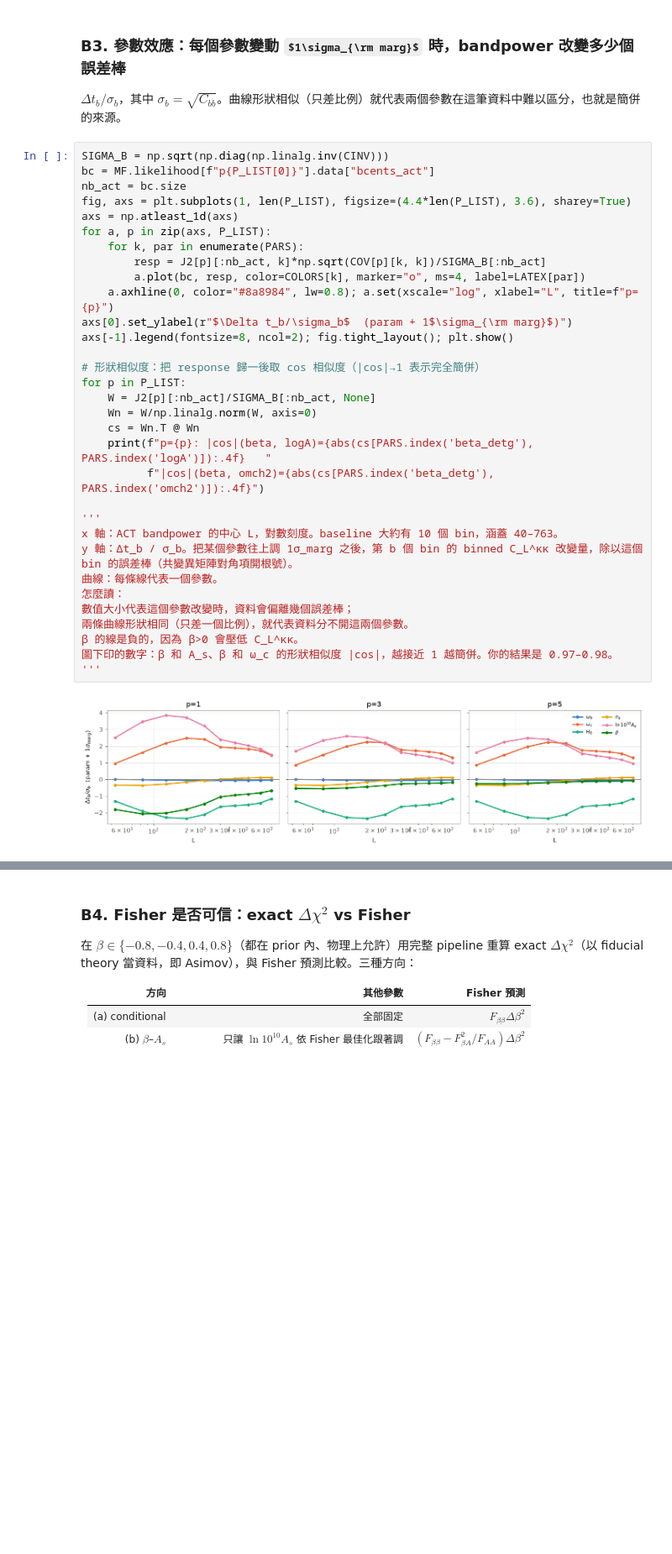
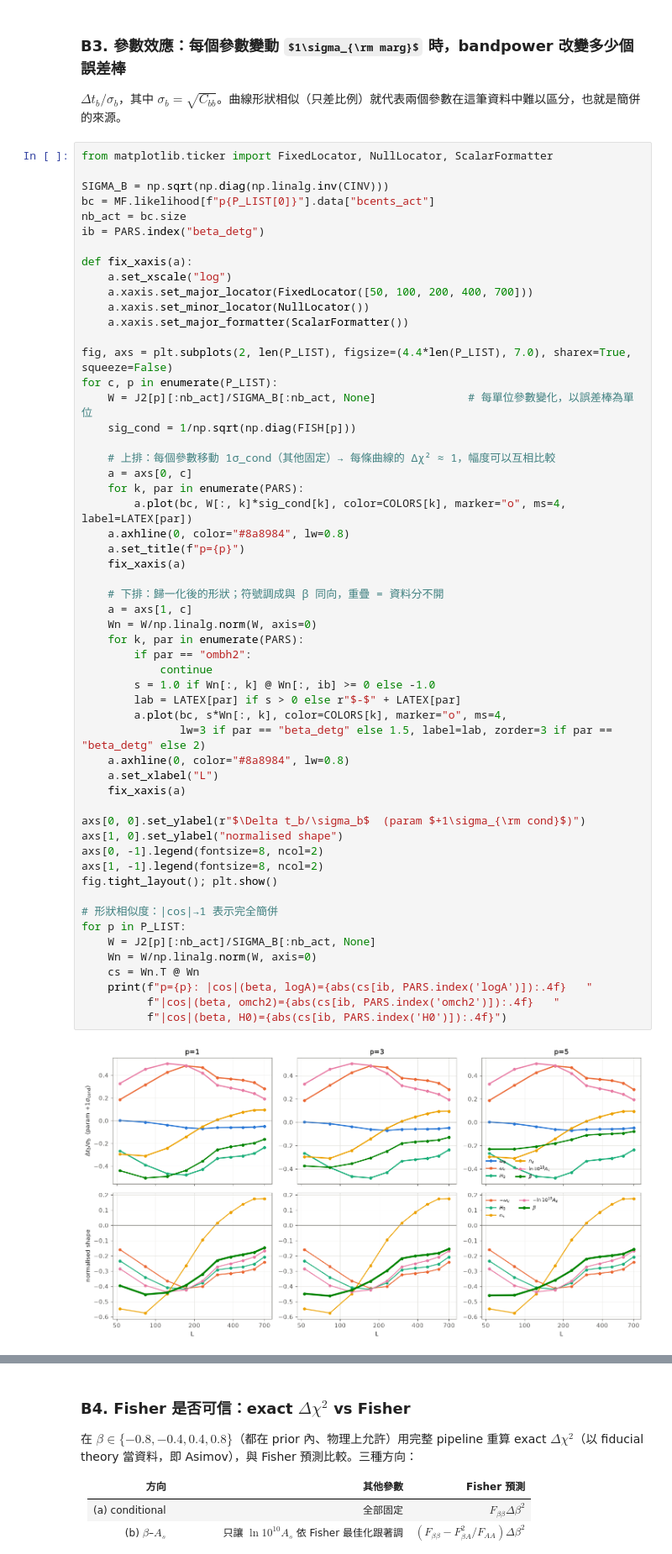
Before and after one commit to stone0624/cosmic_S8_project, a Jupyter notebook: test_cobaya/notebooks/detg_act_lens_validation.ipynb, the cells around one changed output, grey strips where cells are left out. Shown at 84% size. Drawn from its saved outputs; the diff is of its cells as text; some formulas as TeX source; blank space fills up the shorter version.

```diff
--- a/test_cobaya/notebooks/detg_act_lens_validation.ipynb
+++ b/test_cobaya/notebooks/detg_act_lens_validation.ipynb
@@ -926,36 +926,59 @@ fig.tight_layout(); plt.show()
 
 $\Delta t_b/\sigma_b$，其中 $\sigma_b=\sqrt{C_{bb}}$。曲線形狀相似（只差比例）就代表兩個參數在這筆資料中難以區分，也就是簡併的來源。
 # %%
+from matplotlib.ticker import FixedLocator, NullLocator, ScalarFormatter
+
 SIGMA_B = np.sqrt(np.diag(np.linalg.inv(CINV)))
 bc = MF.likelihood[f"p{P_LIST[0]}"].data["bcents_act"]
 nb_act = bc.size
-fig, axs = plt.subplots(1, len(P_LIST), figsize=(4.4*len(P_LIST), 3.6), sharey=True)
-axs = np.atleast_1d(axs)
-for a, p in zip(axs, P_LIST):
+ib = PARS.index("beta_detg")
+
+def fix_xaxis(a):
+    a.set_xscale("log")
+    a.xaxis.set_major_locator(FixedLocator([50, 100, 200, 400, 700]))
+    a.xaxis.set_minor_locator(NullLocator())
+    a.xaxis.set_major_formatter(ScalarFormatter())
+
+fig, axs = plt.subplots(2, len(P_LIST), figsize=(4.4*len(P_LIST), 7.0), sharex=True, squeeze=False)
+for c, p in enumerate(P_LIST):
+    W = J2[p][:nb_act]/SIGMA_B[:nb_act, None]              # 每單位參數變化，以誤差棒為單位
+    sig_cond = 1/np.sqrt(np.diag(FISH[p]))
+
+    # 上排：每個參數移動 1σ_cond（其他固定）→ 每條曲線的 Δχ² ≈ 1，幅度可以互相比較
+    a = axs[0, c]
     for k, par in enumerate(PARS):
-        resp = J2[p][:nb_act, k]*np.sqrt(COV[p][k, k])/SIGMA_B[:nb_act]
-        a.plot(bc, resp, color=COLORS[k], marker="o", ms=4, label=LATEX[par])
-    a.axhline(0, color="#8a8984", lw=0.8); a.set(xscale="log", xlabel="L", title=f"p={p}")
-axs[0].set_ylabel(r"$\Delta t_b/\sigma_b$  (param + 1$\sigma_{\rm marg}$)")
-axs[-1].legend(fontsize=8, ncol=2); fig.tight_layout(); plt.show()
+        a.plot(bc, W[:, k]*sig_cond[k], color=COLORS[k], marker="o", ms=4, label=LATEX[par])
+    a.axhline(0, color="#8a8984", lw=0.8)
+    a.set_title(f"p={p}")
+    fix_xaxis(a)
 
-# 形狀相似度：把 response 歸一後取 cos 相似度（|cos|→1 表示完全簡併）
+    # 下排：歸一化後的形狀；符號調成與 β 同向，重疊 = 資料分不開
+    a = axs[1, c]
+    Wn = W/np.linalg.norm(W, axis=0)
+    for k, par in enumerate(PARS):
+        if par == "ombh2":
+            continue
+        s = 1.0 if Wn[:, k] @ Wn[:, ib] >= 0 else -1.0
+        lab = LATEX[par] if s > 0 else r"$-$" + LATEX[par]
+        a.plot(bc, s*Wn[:, k], color=COLORS[k], marker="o", ms=4,
+               lw=3 if par == "beta_detg" else 1.5, label=lab, zorder=3 if par == "beta_detg" else 2)
+    a.axhline(0, color="#8a8984", lw=0.8)
+    a.set_xlabel("L")
+    fix_xaxis(a)
+
+axs[0, 0].set_ylabel(r"$\Delta t_b/\sigma_b$  (param $+1\sigma_{\rm cond}$)")
+axs[1, 0].set_ylabel("normalised shape")
+axs[0, -1].legend(fontsize=8, ncol=2)
+axs[1, -1].legend(fontsize=8, ncol=2)
+fig.tight_layout(); plt.show()
+
+# 形狀相似度：|cos|→1 表示完全簡併
 for p in P_LIST:
     W = J2[p][:nb_act]/SIGMA_B[:nb_act, None]
     Wn = W/np.linalg.norm(W, axis=0)
     cs = Wn.T @ Wn
-    print(f"p={p}: |cos|(beta, logA)={abs(cs[PARS.index('beta_detg'), PARS.index('logA')]):.4f}   "
-          f"|cos|(beta, omch2)={abs(cs[PARS.index('beta_detg'), PARS.index('omch2')]):.4f}")
-
-'''
-x 軸：ACT bandpower 的中心 L，對數刻度。baseline 大約有 10 個 bin，涵蓋 40–763。
-y 軸：Δt_b / σ_b。把某個參數往上調 1σ_marg 之後，第 b 個 bin 的 binned C_L^κκ 改變量，除以這個 bin 的誤差棒（共變異矩陣對角項開根號）。
-曲線：每條線代表一個參數。
-怎麼讀：
-數值大小代表這個參數改變時，資料會偏離幾個誤差棒；
-兩條曲線形狀相同（只差一個比例），就代表資料分不開這兩個參數。
-β 的線是負的，因為 β>0 會壓低 C_L^κκ。
-圖下印的數字：β 和 A_s、β 和 ω_c 的形狀相似度 |cos|，越接近 1 越簡併。你的結果是 0.97–0.98。
-'''
+    print(f"p={p}: |cos|(beta, logA)={abs(cs[ib, PARS.index('logA')]):.4f}   "
+          f"|cos|(beta, omch2)={abs(cs[ib, PARS.index('omch2')]):.4f}   "
+          f"|cos|(beta, H0)={abs(cs[ib, PARS.index('H0')]):.4f}")
 # %% [output]
-[figure, old version]
+[figure, new version]
```
Also changed, not shown: parts of 1 cell of this notebook, 3 other files.
